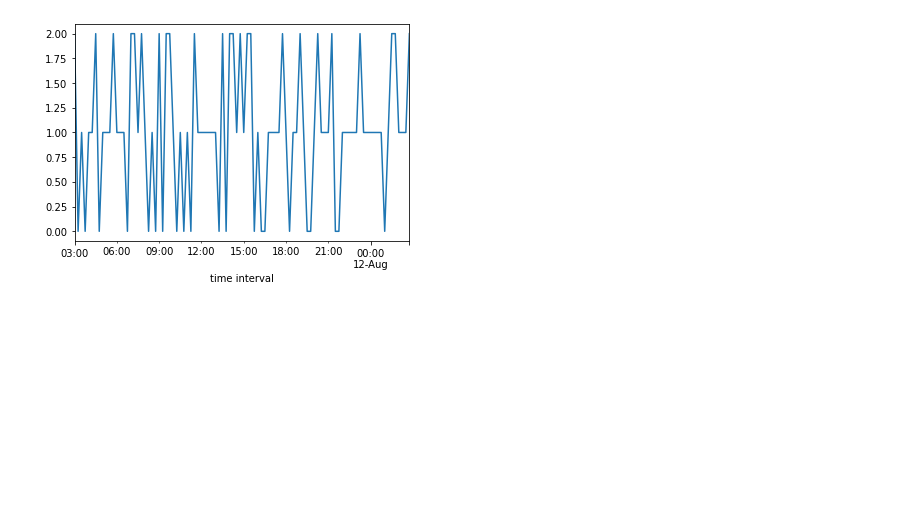
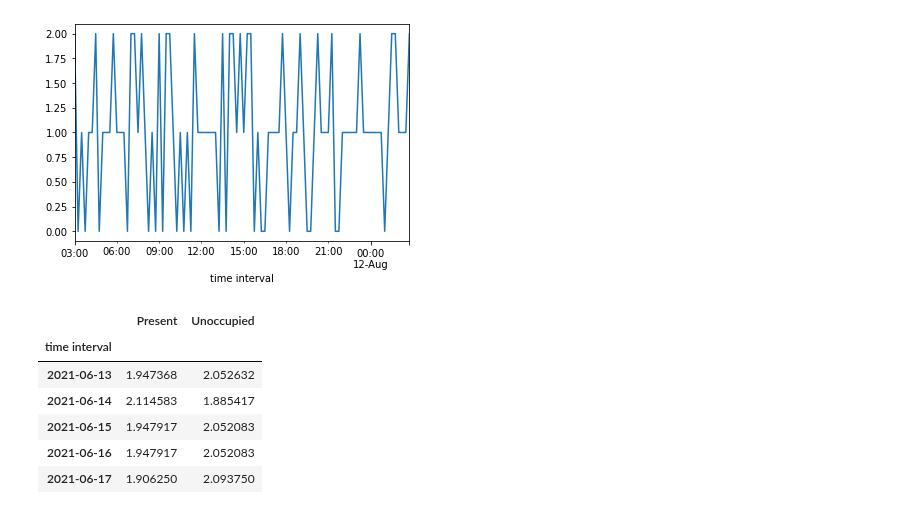
Before and after one commit to Chameleon-company/MOP, a Jupyter notebook: 8lb_time_filters.ipynb, the cells around one changed output. Saved outputs shown, nothing was run; the diff lists cells and outputs as text; code cells hidden in the pictures; blank space fills up the shorter version.

```diff
--- a/8lb_time_filters.ipynb
+++ b/8lb_time_filters.ipynb
@@ -284,3 +287,13 @@ def dayOfWeek_timeData(_df, dow):
+# %%
+df_lastweeks.head()
+# %% [output]
+|  | Present | Unoccupied |
+| time interval |  |  |
+| 2021-06-13 | 1.947368 | 2.052632 |
+| 2021-06-14 | 2.114583 | 1.885417 |
+| 2021-06-15 | 1.947917 | 2.052083 |
+| 2021-06-16 | 1.947917 | 2.052083 |
+| 2021-06-17 | 1.906250 | 2.093750 |
 # %%
 ## 006a
 # test function
```
Also changed, not shown: parts of 9 cells of this notebook, 13 other files.
